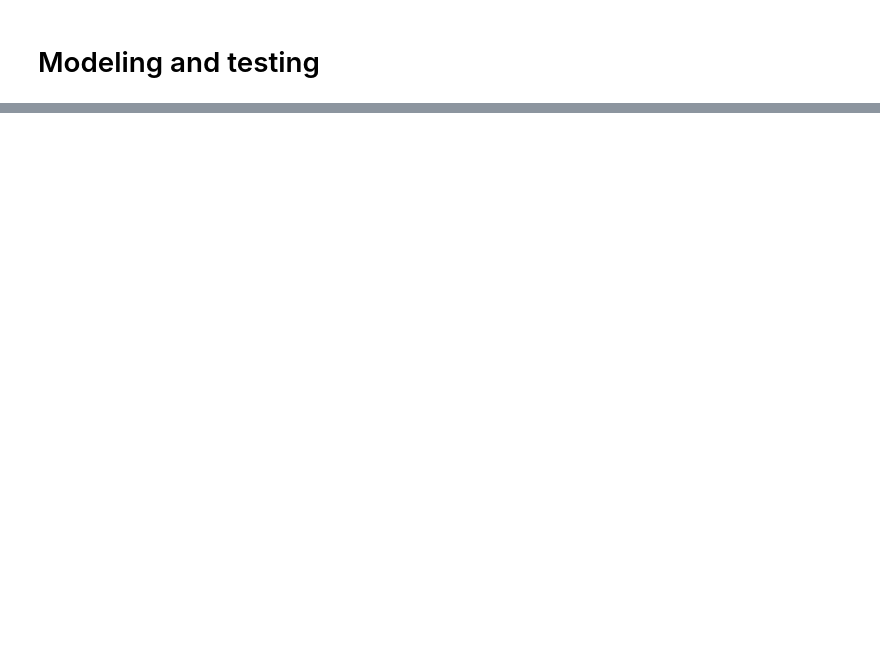
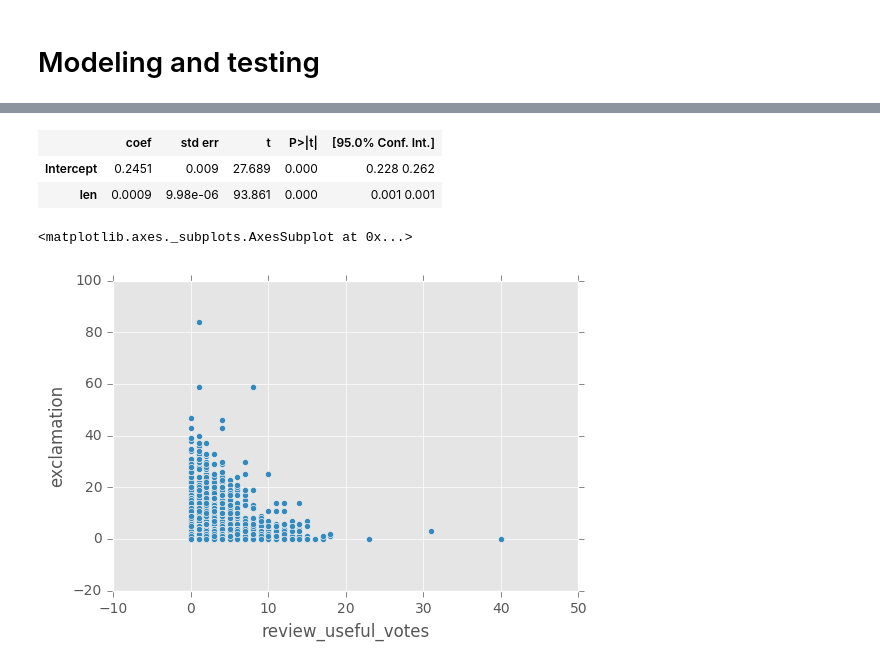
Before and after one commit to szdbl/Yelp_dataset, a Jupyter notebook: Yelp_dataset.ipynb, the cells around one changed output, grey strips where cells are left out. Cells and saved outputs as stored; diff of their text form; code cells hidden in the pictures; blank space fills up the shorter version.

```diff
--- a/Yelp_dataset.ipynb
+++ b/Yelp_dataset.ipynb
@@ -119,8 +144,8 @@ dtype: object
 # %%
 # -Engagement over time
 #print review.review_date.min(), review.review_date.max() # 2004 and 2015 didn't have complete month/year
-#review['month'] = review.review_date.str[:7]
-#review['year'] = review.review_date.str[:4]
+review['month'] = review.review_date.str[:7]
+review['year'] = review.review_date.str[:4]
 con_ex = (review.year<'2015') & (review.year>'2004')
 gp_mh = review[con_ex].groupby('month')
 gp_yr = review[con_ex].groupby('year')
@@ -200,0 +366,14 @@ dtype: int64
+# %%
+# len vs useful?
+review['len'] = review.review_text.apply(len)
+est = smf.ols(formula='review_useful_votes ~ len', data=review).fit()
+est.summary().tables[1]
+# count !
+review['exclamation'] = review.review_text.str.count('!')
+review.plot(kind='scatter', y='exclamation', x='review_useful_votes')
+# %% [output]
+|  | coef | std err | t | P>|t| | [95.0% Conf. Int.] |
+| Intercept | 0.2451 | 0.009 | 27.689 | 0.000 | 0.228 0.262 |
+| len | 0.0009 | 9.98e-06 | 93.861 | 0.000 | 0.001 0.001 |
+<matplotlib.axes._subplots.AxesSubplot at 0x...>
+[figure, added]
```
Also changed, not shown: parts of 27 cells of this notebook.
